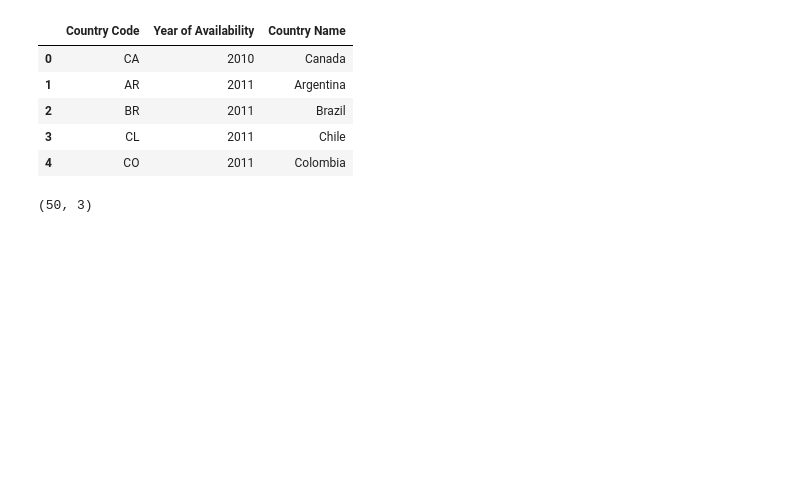
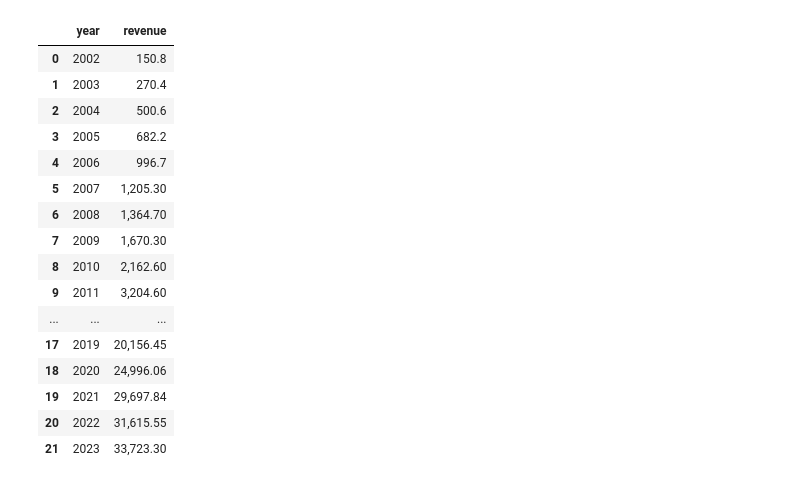
Before and after one commit to junyuelin/netflix_visualization, a Jupyter notebook: data_cleaning.ipynb, the cells around one changed output. Cells and saved outputs as stored; diff of their text form; code cells hidden in the pictures; blank space fills up the shorter version.

```diff
--- a/data_cleaning.ipynb
+++ b/data_cleaning.ipynb
@@ -1,38 +0,0 @@
-# %%
-import pandas as pd
-
-data = {
-    "Country Code": ["CA", "AR", "BR", "CL", "CO", "CR", "CU", "DO", "EC", "SV",
-                     "GT", "HN", "MX", "NI", "PA", "PY", "PE", "PR", "UY", "VE",
-                     "GB", "IE", "DK", "FI", "NO", "SE", "NL", "BE", "LU", "FR",
-                     "DE", "AT", "CH", "LI", "IT", "PT", "ES", "IS", "GR", "CY",
-                     "MT", "AU", "NZ", "JP", "AL", "DZ", "AD", "AO", "AM", "AW"],
-    "Year of Availability": [2010, 2011, 2011, 2011, 2011, 2011, 2011, 2011, 2011, 2011,
-                             2011, 2011, 2011, 2011, 2011, 2011, 2011, 2011, 2011, 2011,
-                             2012, 2012, 2012, 2012, 2012, 2012, 2013, 2014, 2014, 2014,
-                             2014, 2014, 2014, 2014, 2014, 2014, 2014, 2014, 2014, 2014,
-                             2015, 2015, 2015, 2016, 2016, 2016, 2016, 2016, 2016, 2016],
-    "Country Name": ["Canada", "Argentina", "Brazil", "Chile", "Colombia", "Costa Rica",
-                     "Cuba", "Dominican Republic", "Ecuador", "El Salvador", "Guatemala",
-                     "Honduras", "Mexico", "Nicaragua", "Panama", "Paraguay", "Peru",
-                     "Puerto Rico", "Uruguay", "Venezuela", "United Kingdom", "Ireland",
-                     "Denmark", "Finland", "Norway", "Sweden", "Netherlands", "Belgium",
-                     "Luxembourg", "France", "Germany", "Austria", "Switzerland",
-                     "Liechtenstein", "Italy", "Portugal", "Spain", "Iceland", "Greece",
-                     "Cyprus", "Malta", "Australia", "New Zealand", "Japan", "Albania",
-                     "Algeria", "Andorra", "Angola", "Armenia", "Aruba"]
-}
-
-df = pd.DataFrame(data)
-df.head()
-# %% [output]
-|  | Country Code | Year of Availability | Country Name |
-| 0 | CA | 2010 | Canada |
-| 1 | AR | 2011 | Argentina |
-| 2 | BR | 2011 | Brazil |
-| 3 | CL | 2011 | Chile |
-| 4 | CO | 2011 | Colombia |
-# %%
-df.shape
-# %% [output]
-(50, 3)
@@ -38,0 +4,21 @@ df.shape
+# %%
+data = pd.read_csv('netflix static/revenue/netflix-annual-revenue-2002-2023.csv')
+data
+# %% [output]
+|  | year | revenue |
+| 0 | 2002 | 150.8 |
+| 1 | 2003 | 270.4 |
+| 2 | 2004 | 500.6 |
+| 3 | 2005 | 682.2 |
+| 4 | 2006 | 996.7 |
+| 5 | 2007 | 1,205.30 |
+| 6 | 2008 | 1,364.70 |
+| 7 | 2009 | 1,670.30 |
+| 8 | 2010 | 2,162.60 |
+| 9 | 2011 | 3,204.60 |
+| ... | ... | ... |
+| 17 | 2019 | 20,156.45 |
+| 18 | 2020 | 24,996.06 |
+| 19 | 2021 | 29,697.84 |
+| 20 | 2022 | 31,615.55 |
+| 21 | 2023 | 33,723.30 |
```
Also changed, not shown: parts of 4 cells of this notebook, 1 other file.
